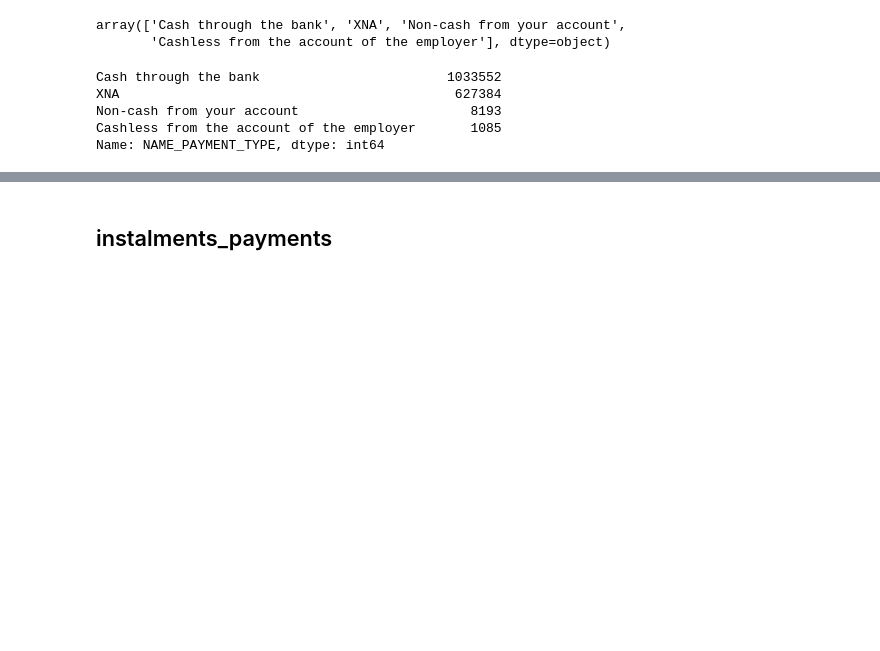
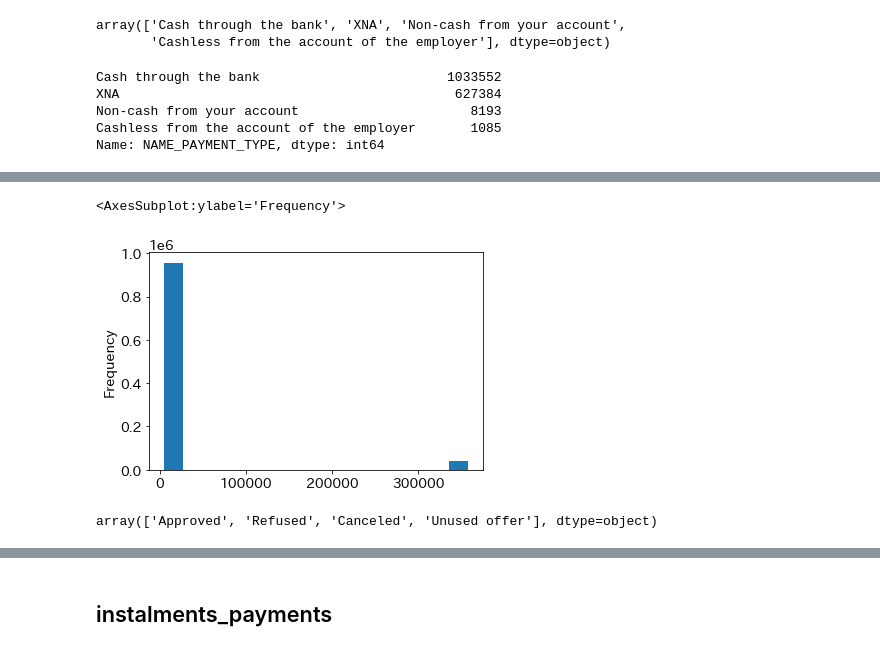
Before and after one commit to idsts2670/kaggle, a Jupyter notebook: home-credit-default-risk/home-credit-default_v2.ipynb, the cells around one changed output, grey strips where cells are left out. Saved outputs shown, nothing was run; the diff lists cells and outputs as text; code cells hidden in the pictures; blank space fills up the shorter version.

```diff
--- a/home-credit-default-risk/home-credit-default_v2.ipynb
+++ b/home-credit-default-risk/home-credit-default_v2.ipynb
@@ -636,0 +645,11 @@ Name: NAME_PAYMENT_TYPE, dtype: int64
+# %%
+# 同様の外れ値
+prev_app['DAYS_FIRST_DUE'].plot.hist(bins=10, rwidth=0.6)
+# %% [output]
+<AxesSubplot:ylabel='Frequency'>
+[figure, added]
+# %%
+# NAME_CONTRACT_STATUS の種類で app_{train|test} の　 `TARGET` である差を確認する
+prev_app['NAME_CONTRACT_STATUS'].unique()
+# %% [output]
+array(['Approved', 'Refused', 'Canceled', 'Unused offer'], dtype=object)
```
Also changed, not shown: parts of 97 cells of this notebook.
